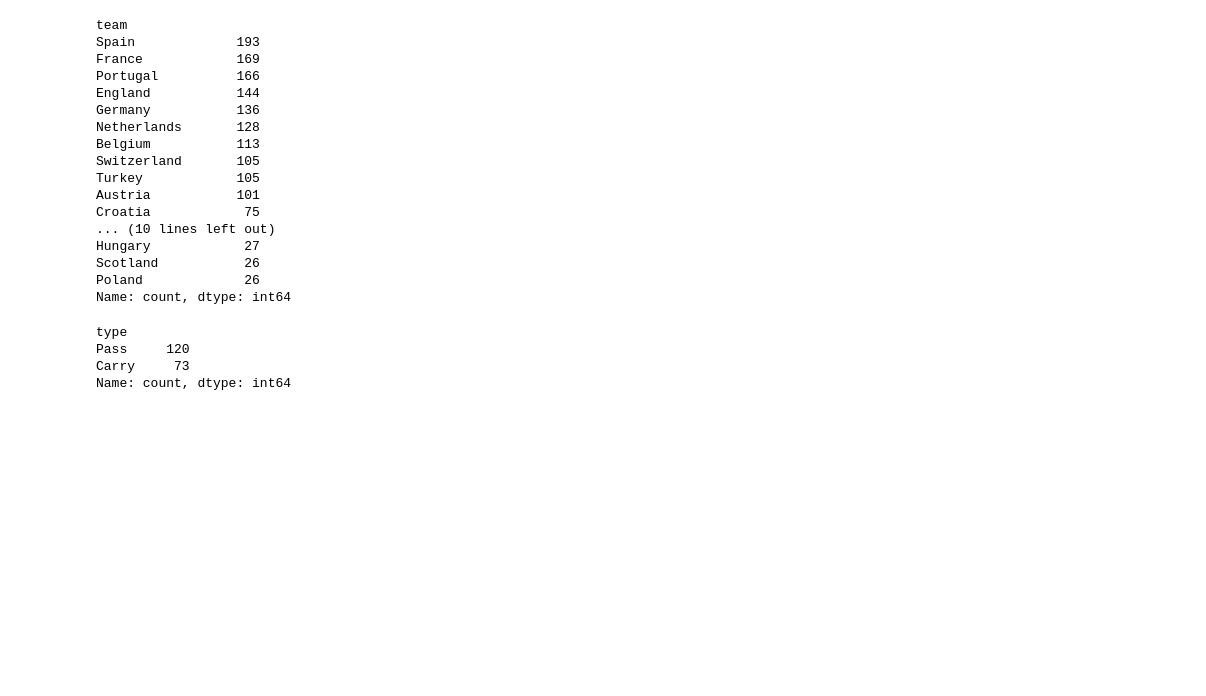
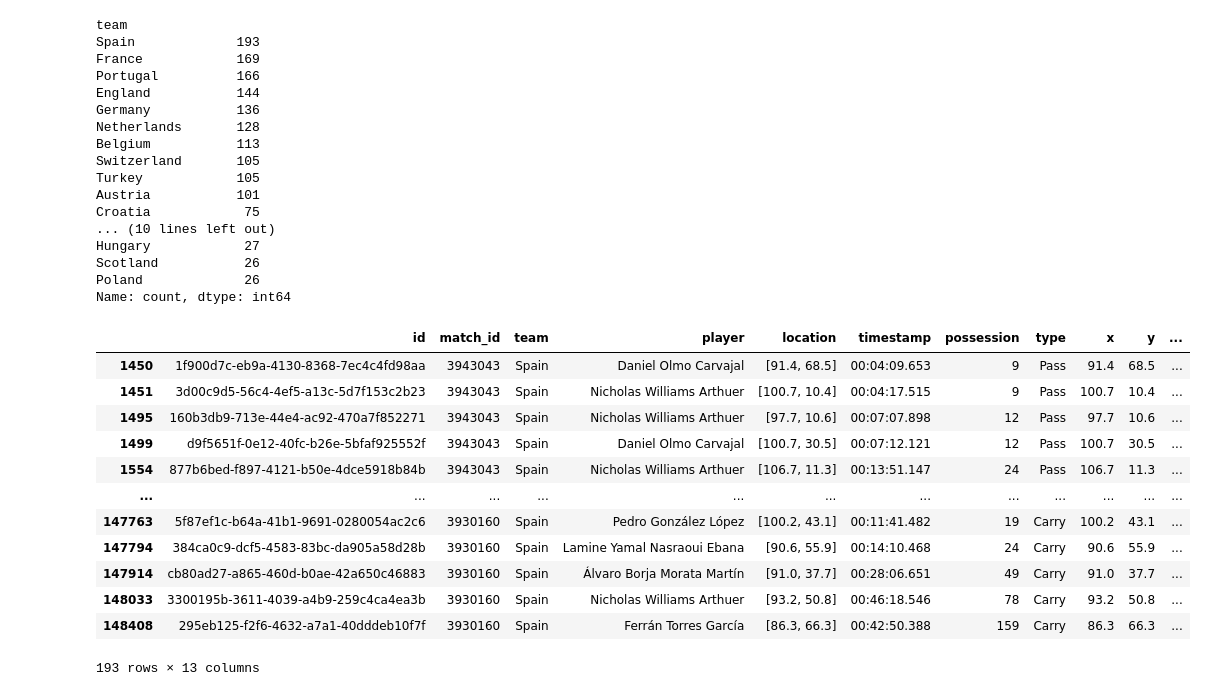
Before and after one commit to MarijnSt/spain-analysis-euro-2024, a Jupyter notebook: notebooks/creating_chances.ipynb, the cells around one changed output. Cells and saved outputs as stored; diff of their text form; code cells hidden in the pictures; blank space fills up the shorter version.

```diff
--- a/notebooks/creating_chances.ipynb
+++ b/notebooks/creating_chances.ipynb
@@ -150,9 +151,19 @@ Scotland           26
 Poland             26
 Name: count, dtype: int64
 # %%
-box_entries[box_entries["team"] == "Spain"]["type"].value_counts()
+spain_entries = box_entries[box_entries["team"] == "Spain"]
+spain_entries
 # %% [output]
+|  | id | match_id | team | player | location | timestamp | possession | type | x | y | ... |
+| 1450 | 1f900d7c-eb9a-4130-8368-7ec4c4fd98aa | 3943043 | Spain | Daniel Olmo Carvajal | [91.4, 68.5] | 00:04:09.653 | 9 | Pass | 91.4 | 68.5 | ... |
+| 1451 | 3d00c9d5-56c4-4ef5-a13c-5d7f153c2b23 | 3943043 | Spain | Nicholas Williams Arthuer | [100.7, 10.4] | 00:04:17.515 | 9 | Pass | 100.7 | 10.4 | ... |
+| 1495 | 160b3db9-713e-44e4-ac92-470a7f852271 | 3943043 | Spain | Nicholas Williams Arthuer | [97.7, 10.6] | 00:07:07.898 | 12 | Pass | 97.7 | 10.6 | ... |
+| 1499 | d9f5651f-0e12-40fc-b26e-5bfaf925552f | 3943043 | Spain | Daniel Olmo Carvajal | [100.7, 30.5] | 00:07:12.121 | 12 | Pass | 100.7 | 30.5 | ... |
+| 1554 | 877b6bed-f897-4121-b50e-4dce5918b84b | 3943043 | Spain | Nicholas Williams Arthuer | [106.7, 11.3] | 00:13:51.147 | 24 | Pass | 106.7 | 11.3 | ... |
+| ... | ... | ... | ... | ... | ... | ... | ... | ... | ... | ... | ... |
+| 147763 | 5f87ef1c-b64a-41b1-9691-0280054ac2c6 | 3930160 | Spain | Pedro González López | [100.2, 43.1] | 00:11:41.482 | 19 | Carry | 100.2 | 43.1 | ... |
+| 147794 | 384ca0c9-dcf5-4583-83bc-da905a58d28b | 3930160 | Spain | Lamine Yamal Nasraoui Ebana | [90.6, 55.9] | 00:14:10.468 | 24 | Carry | 90.6 | 55.9 | ... |
+| 147914 | cb80ad27-a865-460d-b0ae-42a650c46883 | 3930160 | Spain | Álvaro Borja Morata Martín | [91.0, 37.7] | 00:28:06.651 | 49 | Carry | 91.0 | 37.7 | ... |
+| 148033 | 3300195b-3611-4039-a4b9-259c4ca4ea3b | 3930160 | Spain | Nicholas Williams Arthuer | [93.2, 50.8] | 00:46:18.546 | 78 | Carry | 93.2 | 50.8 | ... |
+| 148408 | 295eb125-f2f6-4632-a7a1-40dddeb10f7f | 3930160 | Spain | Ferrán Torres García | [86.3, 66.3] | 00:42:50.388 | 159 | Carry | 86.3 | 66.3 | ... |
-type
-Pass     120
-Carry     73
-Name: count, dtype: int64
+193 rows × 13 columns
```
Also changed, not shown: parts of 7 cells of this notebook, 4 other files.
